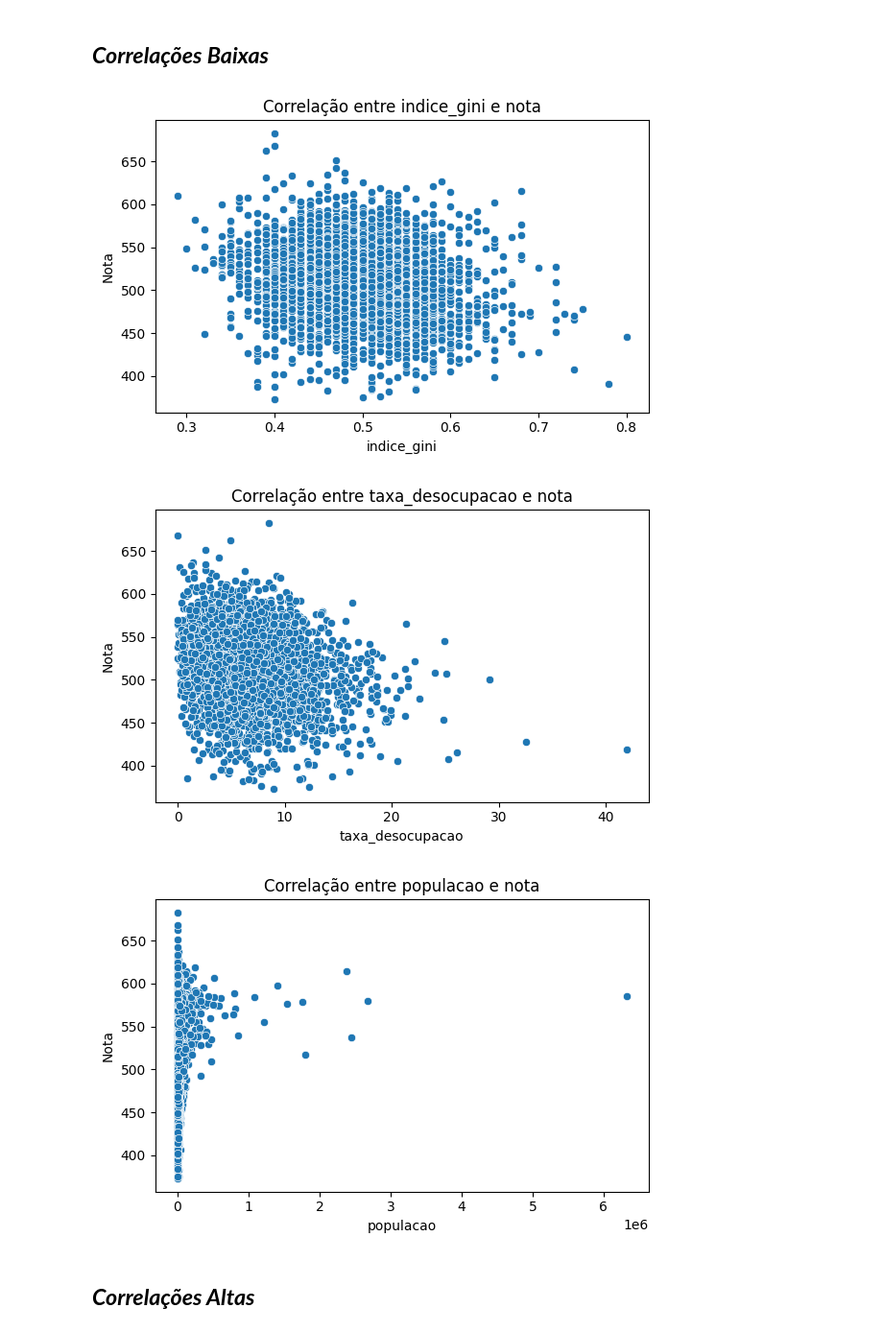
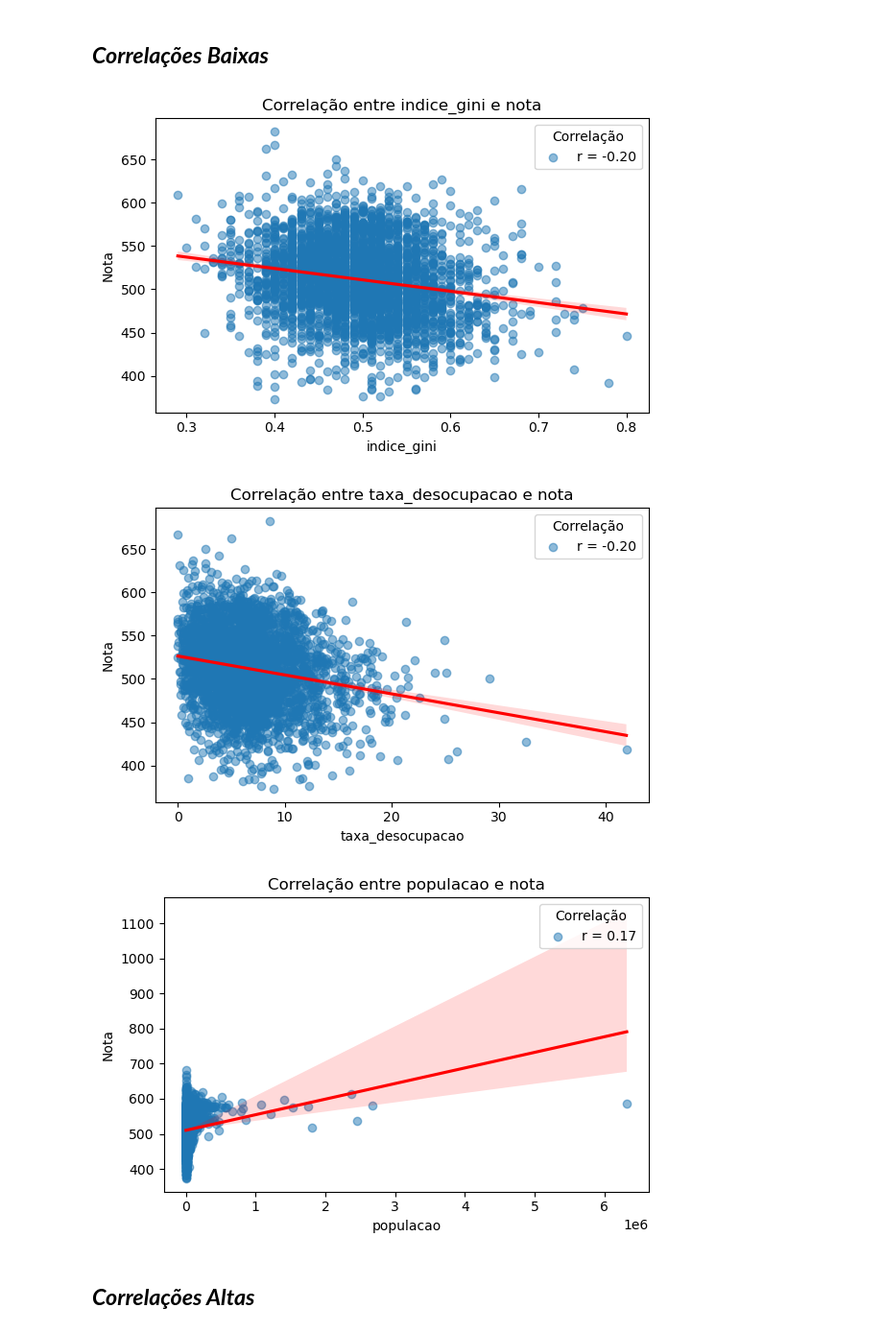
Before and after one commit to Vicente817/Grupo5_basico, a Jupyter notebook: terra.ipynb, the cells around one changed output. Shown at 96% size. Saved outputs shown, nothing was run; the diff lists cells and outputs as text; code cells hidden in the pictures.

```diff
--- a/terra.ipynb
+++ b/terra.ipynb
@@ -236,20 +236,26 @@ colunas_baixa_corr = top_corrs_baixas.index.tolist()
 # %%
 #Plota-se as 7 correlações mais fortes entre as fracas (Entre -0,2 e 0,2) em um Scatterplot
 import seaborn as sns
 import matplotlib.pyplot as plt
 
+
+
 for coluna in colunas_baixa_corr:
+    if coluna != 'nota':
+        correlacao = top_corrs_baixas[coluna]
         plt.figure(figsize=(6, 4))
-        sns.scatterplot(data=df_notas, x=coluna, y='nota')
+        sns.regplot(data=df_notas, x=coluna, y='nota', scatter_kws={'alpha': 0.5}, line_kws={"color": "red"})
         plt.title(f'Correlação entre {coluna} e nota')
         plt.xlabel(coluna)
         plt.ylabel('Nota')
+        plt.legend([f'r = {correlacao:.2f}'], title='Correlação')
         plt.tight_layout()
+        plt.savefig(f'plots/Baixa Correlação/Notas por {coluna}.png', dpi=300)
         plt.show()
 # %% [output]
-[figure, old version]
+[figure, new version]
-[figure, old version]
+[figure, new version]
-[figure, old version]
+[figure, new version]
 # %% [markdown]
 ## ***Correlações Altas***
 # %%
```
Also changed, not shown: parts of 2 cells of this notebook, 20 other files.
